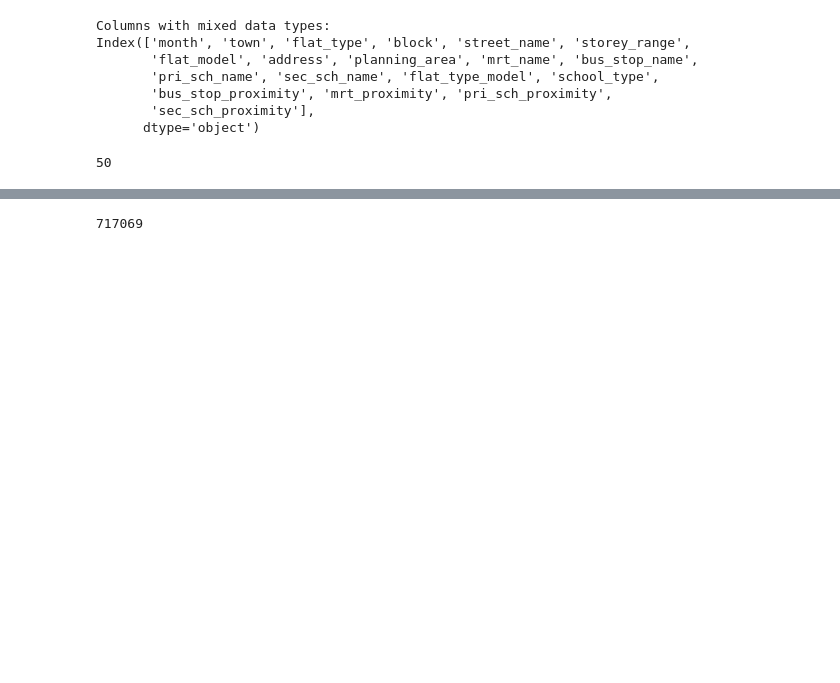
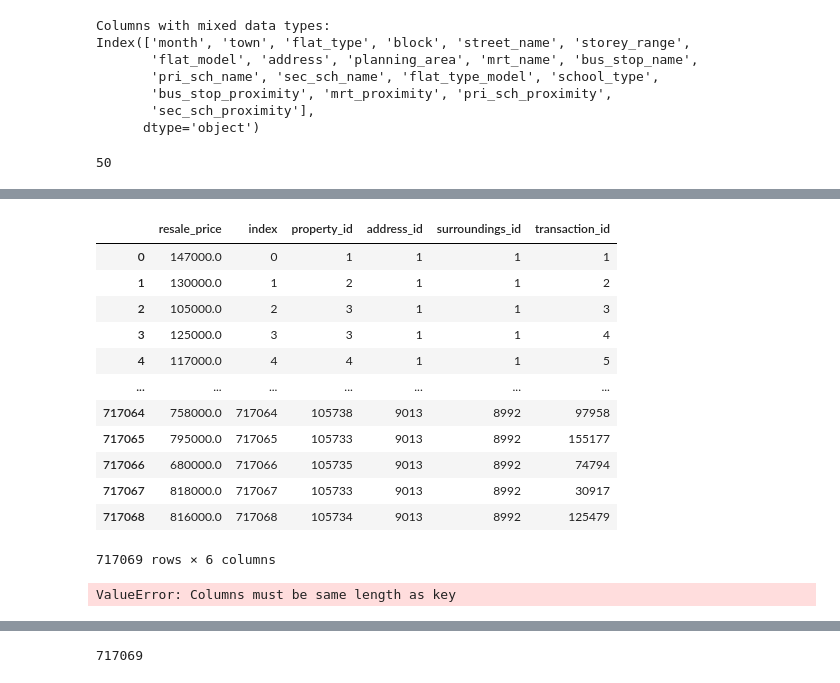
Before and after one commit to Yang990121/Data-Engine, a Jupyter notebook: connection.ipynb, the cells around one changed output, grey strips where cells are left out. Saved outputs shown, nothing was run; the diff lists cells and outputs as text; code cells hidden in the pictures; blank space fills up the shorter version.

```diff
--- a/connection.ipynb
+++ b/connection.ipynb
@@ -77,3 +104,42 @@ transation_id = ['index','postal', 'month', 'resale_price', 'year', 'quarter', '
+# %%
+# Merge to map IDs back to the main DataFrame
+resale_data = resale_data.merge(property_df, on=property_id, how='left')
+resale_data = resale_data.merge(address_df, on=address_id, how='left')
+resale_data = resale_data.merge(surroundings_df, on=surroundings_id, how='left')
+resale_data = resale_data.merge(transaction_df, on=transaction_id, how='left')
+
+all_ids = set(property_id + address_id + surroundings_id + transaction_id)
+resale_data.drop(columns=list(all_ids), inplace=True)
+
+display(resale_data)
+# %% [output]
+|  | resale_price | index | property_id | address_id | surroundings_id | transaction_id |
+| 0 | 147000.0 | 0 | 1 | 1 | 1 | 1 |
+| 1 | 130000.0 | 1 | 2 | 1 | 1 | 2 |
+| 2 | 105000.0 | 2 | 3 | 1 | 1 | 3 |
+| 3 | 125000.0 | 3 | 3 | 1 | 1 | 4 |
+| 4 | 117000.0 | 4 | 4 | 1 | 1 | 5 |
+| ... | ... | ... | ... | ... | ... | ... |
+| 717064 | 758000.0 | 717064 | 105738 | 9013 | 8992 | 97958 |
+| 717065 | 795000.0 | 717065 | 105733 | 9013 | 8992 | 155177 |
+| 717066 | 680000.0 | 717066 | 105735 | 9013 | 8992 | 74794 |
+| 717067 | 818000.0 | 717067 | 105733 | 9013 | 8992 | 30917 |
+| 717068 | 816000.0 | 717068 | 105734 | 9013 | 8992 | 125479 |
+717069 rows × 6 columns
+# %%
+resale_data = df.copy()
+resale_data[property_id] = resale_data['index'].map(property_df.set_index(property_id)['property_id'])
+resale_data["address_id"] = resale_data['index'].map(address_df.set_index('index')['address_id'])
+resale_data["surroundings_id"] = resale_data['index'].map(surroundings_df.set_index('index')['surroundings_id'])
+resale_data["transaction_id"] = resale_data['index'].map(transaction_df.set_index('index')['transaction_id'])
+
+all_ids = set(property_id + address_id + surroundings_id + transaction_id)
+resale_data.drop(columns=list(all_ids), inplace=True)
+
+# Displaying the DataFrame
+display(resale_data)
+# %% [output]
+ValueError: Columns must be same length as key
 # %%
 all_ids = property_id + address_id + surroundings_id + transation_id
 
```
Also changed, not shown: parts of 5 cells of this notebook, 2 other files.
